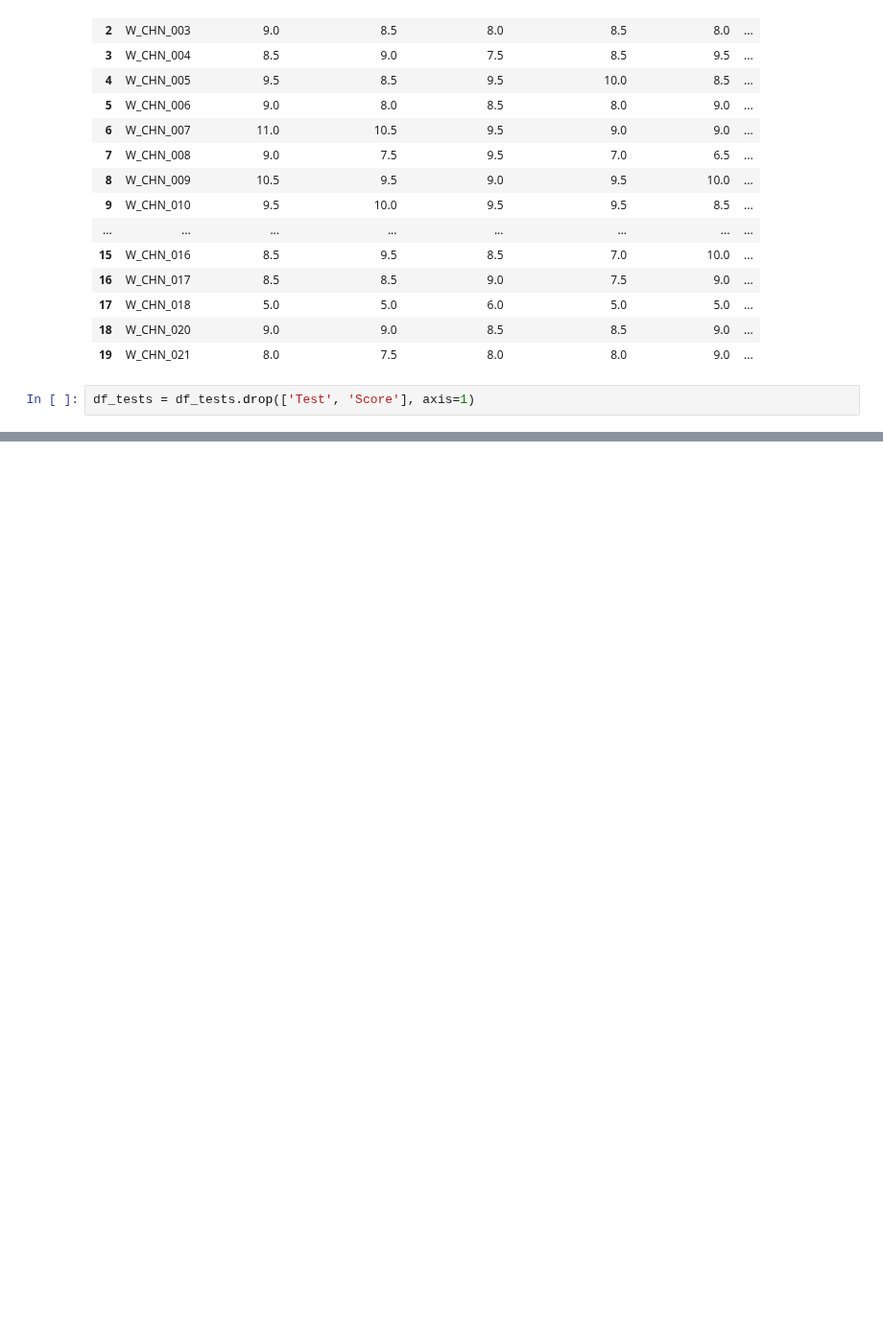
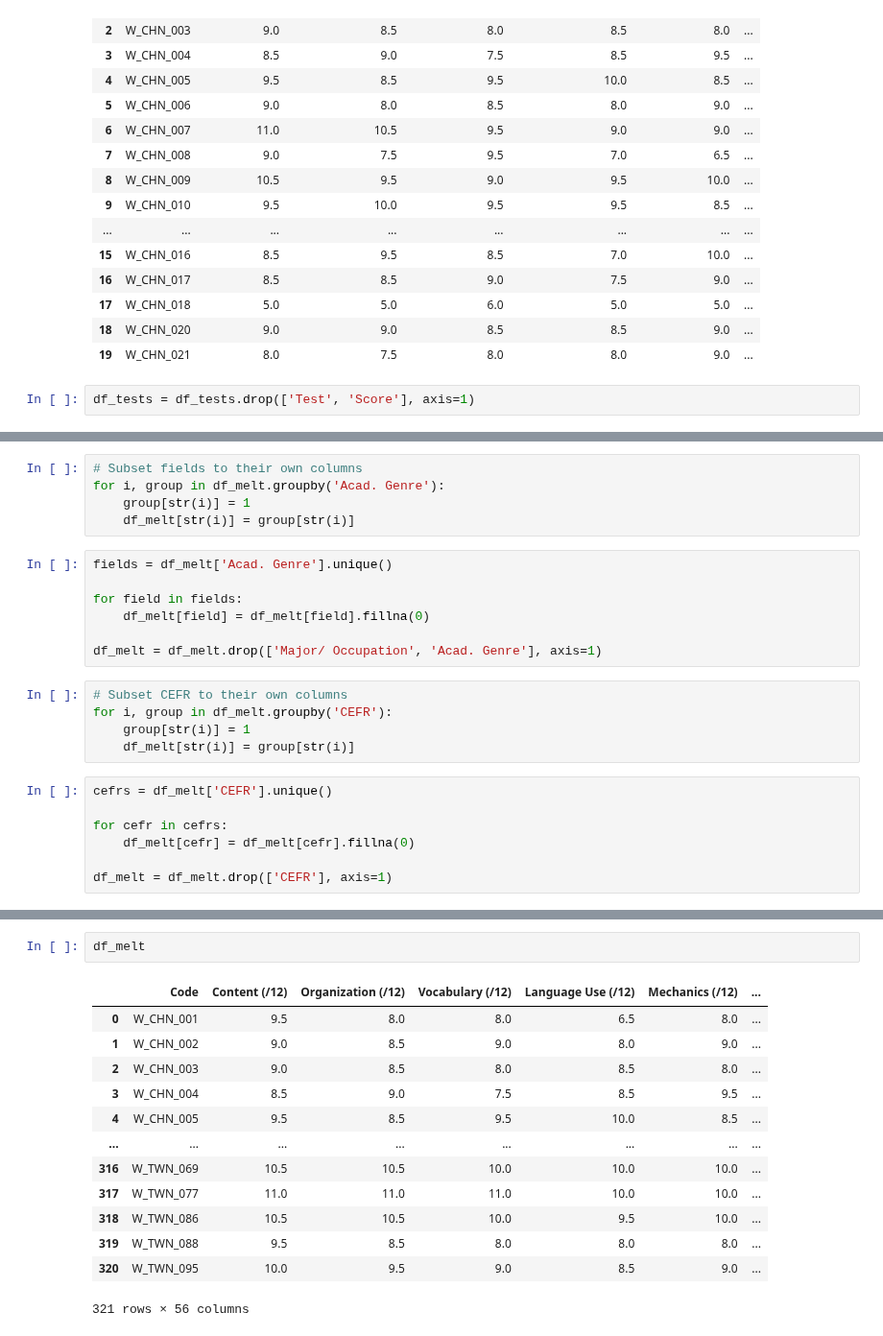
Before and after one commit to Jaester88/Springboard, a Jupyter notebook: Capstone_2_language_proficiency/C2_DataWrangling_JaeC_210816.ipynb, the cells around one changed output, grey strips where cells are left out. Shown at 96% size. Saved outputs shown, nothing was run; the diff lists cells and outputs as text; blank space fills up the shorter version.

```diff
--- a/Capstone_2_language_proficiency/C2_DataWrangling_JaeC_210816.ipynb
+++ b/Capstone_2_language_proficiency/C2_DataWrangling_JaeC_210816.ipynb
@@ -541,0 +547,24 @@ Writing file.  "Data\Written_essay_scores_cleaned.csv"
+# %%
+# Subset fields to their own columns
+for i, group in df_melt.groupby('Acad. Genre'):
+    group[str(i)] = 1
+    df_melt[str(i)] = group[str(i)]
+# %%
+fields = df_melt['Acad. Genre'].unique()
+
+for field in fields:
+    df_melt[field] = df_melt[field].fillna(0)
+
+df_melt = df_melt.drop(['Major/ Occupation', 'Acad. Genre'], axis=1)
+# %%
+# Subset CEFR to their own columns
+for i, group in df_melt.groupby('CEFR'):
+    group[str(i)] = 1
+    df_melt[str(i)] = group[str(i)]
+# %%
+cefrs = df_melt['CEFR'].unique()
+
+for cefr in cefrs:
+    df_melt[cefr] = df_melt[cefr].fillna(0)
+
+df_melt = df_melt.drop(['CEFR'], axis=1)
@@ -541,0 +585,16 @@ Writing file.  "Data\Written_essay_scores_cleaned.csv"
+# %%
+df_melt
+# %% [output]
+|  | Code | Content (/12) | Organization (/12) | Vocabulary (/12) | Language Use (/12) | Mechanics (/12) | ... |
+| 0 | W_CHN_001 | 9.5 | 8.0 | 8.0 | 6.5 | 8.0 | ... |
+| 1 | W_CHN_002 | 9.0 | 8.5 | 9.0 | 8.0 | 9.0 | ... |
+| 2 | W_CHN_003 | 9.0 | 8.5 | 8.0 | 8.5 | 8.0 | ... |
+| 3 | W_CHN_004 | 8.5 | 9.0 | 7.5 | 8.5 | 9.5 | ... |
+| 4 | W_CHN_005 | 9.5 | 8.5 | 9.5 | 10.0 | 8.5 | ... |
+| ... | ... | ... | ... | ... | ... | ... | ... |
+| 316 | W_TWN_069 | 10.5 | 10.5 | 10.0 | 10.0 | 10.0 | ... |
+| 317 | W_TWN_077 | 11.0 | 11.0 | 11.0 | 10.0 | 10.0 | ... |
+| 318 | W_TWN_086 | 10.5 | 10.5 | 10.0 | 9.5 | 10.0 | ... |
+| 319 | W_TWN_088 | 9.5 | 8.5 | 8.0 | 8.0 | 8.0 | ... |
+| 320 | W_TWN_095 | 10.0 | 9.5 | 9.0 | 8.5 | 9.0 | ... |
+321 rows × 56 columns
```
Also changed, not shown: parts of 11 cells of this notebook.
